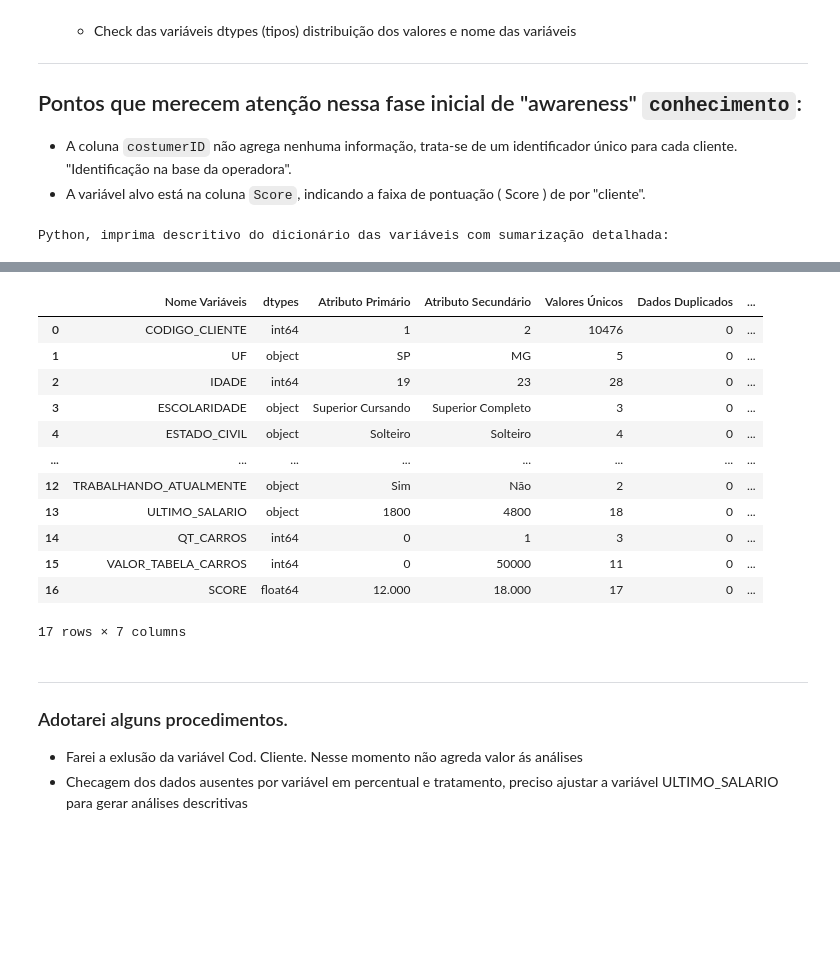
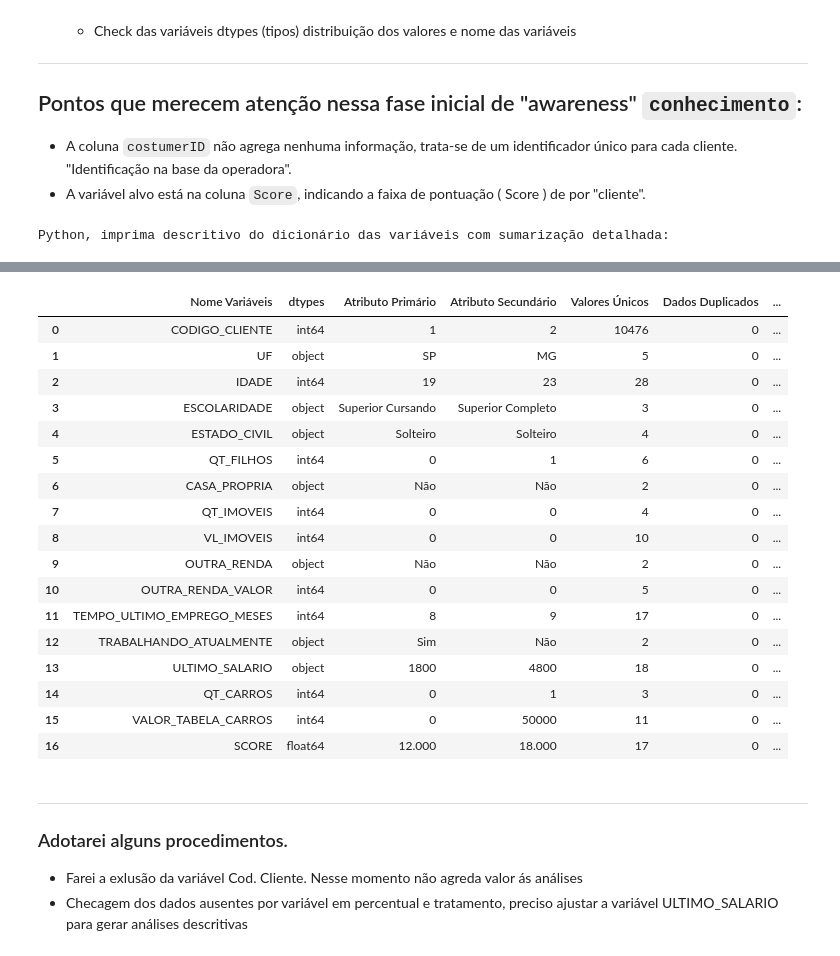
Before and after one commit to fabian-gib-50/Projeto-Score-Credit, a Jupyter notebook: notebook/Projeto_Score_credito.ipynb, the cells around one changed output, grey strips where cells are left out. Cells and saved outputs as stored; diff of their text form; code cells hidden in the pictures; blank space fills up the shorter version.

```diff
--- a/notebook/Projeto_Score_credito.ipynb
+++ b/notebook/Projeto_Score_credito.ipynb
@@ -195,8 +195,8 @@ mpl.rcParams[ 'axes.grid' ]          = ( False )
 
 #Comando para exibir todas colunas do arquivo
 
-pd.set_option('display.max_columns', 10)
-pd.set_option('display.max_rows', 10)
+pd.set_option('display.max_columns', 20 )
+pd.set_option('display.max_rows', 20 )
 
 #Comando para exibir todas colunas do arquivo
 
@@ -289,41 +287,46 @@ df_raw.tail( 2 )
 
 print( '\nPython, imprima descritivo do dicionário das variáveis com sumarização detalhada:\n'.center(110) )
 
 def summarycolumns ( df_raw ):
     """
        fabian@Ds
                 """
     summary = pd.DataFrame( df_raw.dtypes, columns=[ 'dtypes' ] )
     summary = summary.reset_index()
     summary[ 'Nome Variáveis' ] = summary['index']
     summary = summary[[ 'Nome Variáveis', 'dtypes' ]]
     summary[ 'Atributo Primário' ]  = df_raw.loc[0].values
     summary[ 'Atributo Secundário' ] = df_raw.loc[1].values
     summary[ 'Valores Únicos' ] = df_raw.nunique().values
     summary[ 'Dados Duplicados' ] = df_raw.duplicated().sum()
     summary[ 'Dados Ausentes' ] = df_raw.isnull().sum().values
 
     return summary
 
 check = summarycolumns ( df_raw )
 
-check.head( 20 )
+check.head( 18 )
 # %% [output]
 Python, imprima descritivo do dicionário das variáveis com sumarização detalhada:
 [interactive output not drawn]
 |  | Nome Variáveis | dtypes | Atributo Primário | Atributo Secundário | Valores Únicos | Dados Duplicados | ... |
 | 0 | CODIGO_CLIENTE | int64 | 1 | 2 | 10476 | 0 | ... |
 | 1 | UF | object | SP | MG | 5 | 0 | ... |
 | 2 | IDADE | int64 | 19 | 23 | 28 | 0 | ... |
 | 3 | ESCOLARIDADE | object | Superior Cursando | Superior Completo | 3 | 0 | ... |
 | 4 | ESTADO_CIVIL | object | Solteiro | Solteiro | 4 | 0 | ... |
-| ... | ... | ... | ... | ... | ... | ... | ... |
+| 5 | QT_FILHOS | int64 | 0 | 1 | 6 | 0 | ... |
+| 6 | CASA_PROPRIA | object | Não | Não | 2 | 0 | ... |
+| 7 | QT_IMOVEIS | int64 | 0 | 0 | 4 | 0 | ... |
+| 8 | VL_IMOVEIS | int64 | 0 | 0 | 10 | 0 | ... |
+| 9 | OUTRA_RENDA | object | Não | Não | 2 | 0 | ... |
+| 10 | OUTRA_RENDA_VALOR | int64 | 0 | 0 | 5 | 0 | ... |
+| 11 | TEMPO_ULTIMO_EMPREGO_MESES | int64 | 8 | 9 | 17 | 0 | ... |
 | 12 | TRABALHANDO_ATUALMENTE | object | Sim | Não | 2 | 0 | ... |
 | 13 | ULTIMO_SALARIO | object | 1800 | 4800 | 18 | 0 | ... |
 | 14 | QT_CARROS | int64 | 0 | 1 | 3 | 0 | ... |
 | 15 | VALOR_TABELA_CARROS | int64 | 0 | 50000 | 11 | 0 | ... |
 | 16 | SCORE | float64 | 12.000 | 18.000 | 17 | 0 | ... |
-17 rows × 7 columns
 # %% [markdown]
 ___
 ### Adotarei alguns procedimentos.
```
Also changed, not shown: parts of 8 cells of this notebook.
